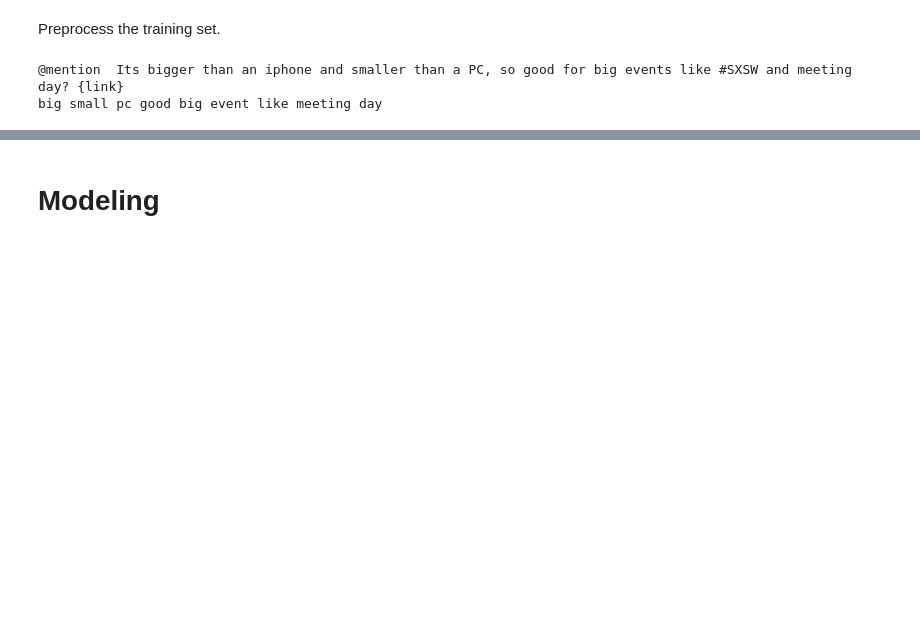
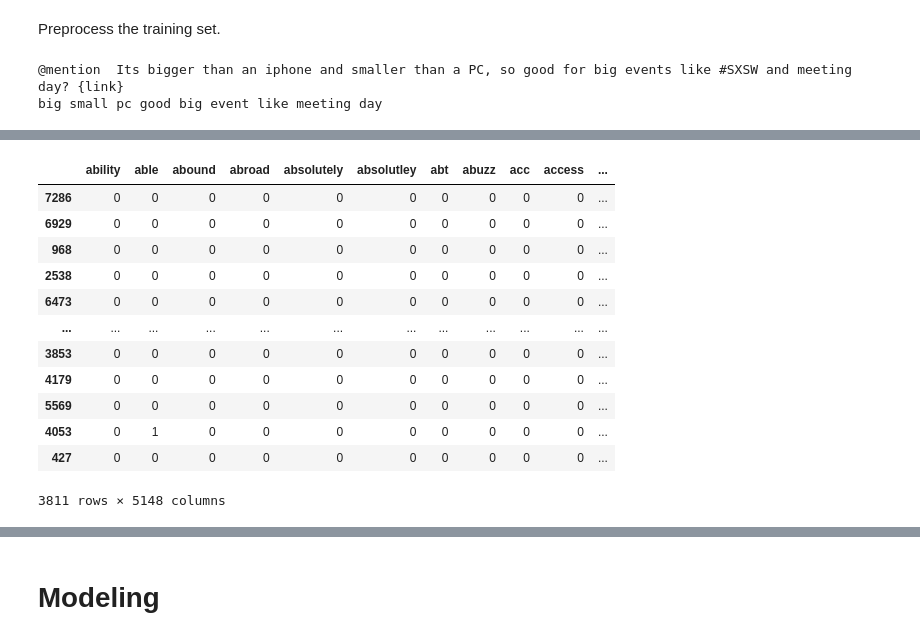
Before and after one commit to adammarianacci/Twitter_Analysis, a Jupyter notebook: notebook.ipynb, the cells around one changed output, grey strips where cells are left out. Cells and saved outputs as stored; diff of their text form; code cells hidden in the pictures; blank space fills up the shorter version.

```diff
--- a/notebook.ipynb
+++ b/notebook.ipynb
@@ -316,3 +327,19 @@ X_t_vec
+# %%
+X_train2_vec
+# %% [output]
+|  | ability | able | abound | abroad | absolutely | absolutley | abt | abuzz | acc | access | ... |
+| 7286 | 0 | 0 | 0 | 0 | 0 | 0 | 0 | 0 | 0 | 0 | ... |
+| 6929 | 0 | 0 | 0 | 0 | 0 | 0 | 0 | 0 | 0 | 0 | ... |
+| 968 | 0 | 0 | 0 | 0 | 0 | 0 | 0 | 0 | 0 | 0 | ... |
+| 2538 | 0 | 0 | 0 | 0 | 0 | 0 | 0 | 0 | 0 | 0 | ... |
+| 6473 | 0 | 0 | 0 | 0 | 0 | 0 | 0 | 0 | 0 | 0 | ... |
+| ... | ... | ... | ... | ... | ... | ... | ... | ... | ... | ... | ... |
+| 3853 | 0 | 0 | 0 | 0 | 0 | 0 | 0 | 0 | 0 | 0 | ... |
+| 4179 | 0 | 0 | 0 | 0 | 0 | 0 | 0 | 0 | 0 | 0 | ... |
+| 5569 | 0 | 0 | 0 | 0 | 0 | 0 | 0 | 0 | 0 | 0 | ... |
+| 4053 | 0 | 1 | 0 | 0 | 0 | 0 | 0 | 0 | 0 | 0 | ... |
+| 427 | 0 | 0 | 0 | 0 | 0 | 0 | 0 | 0 | 0 | 0 | ... |
+3811 rows × 5148 columns
 # %%
 # We then transform the validation set. Do not refit the vectorizer
 
```
Also changed, not shown: parts of 26 cells of this notebook.
